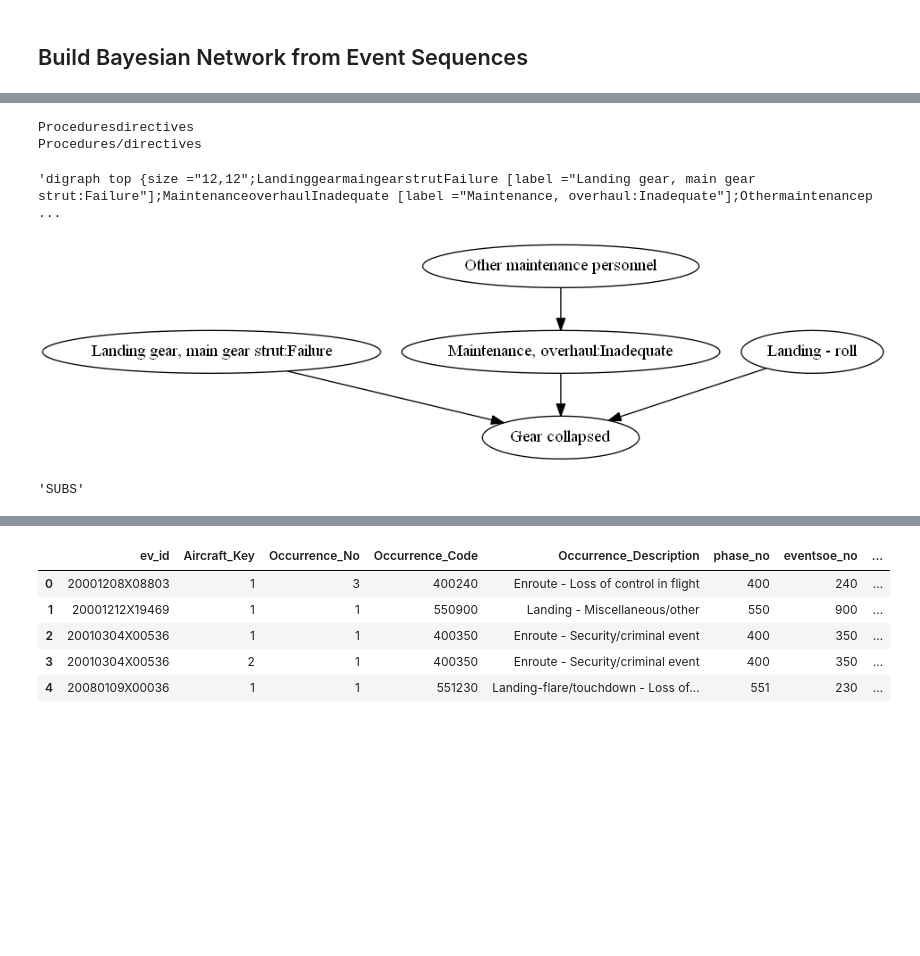
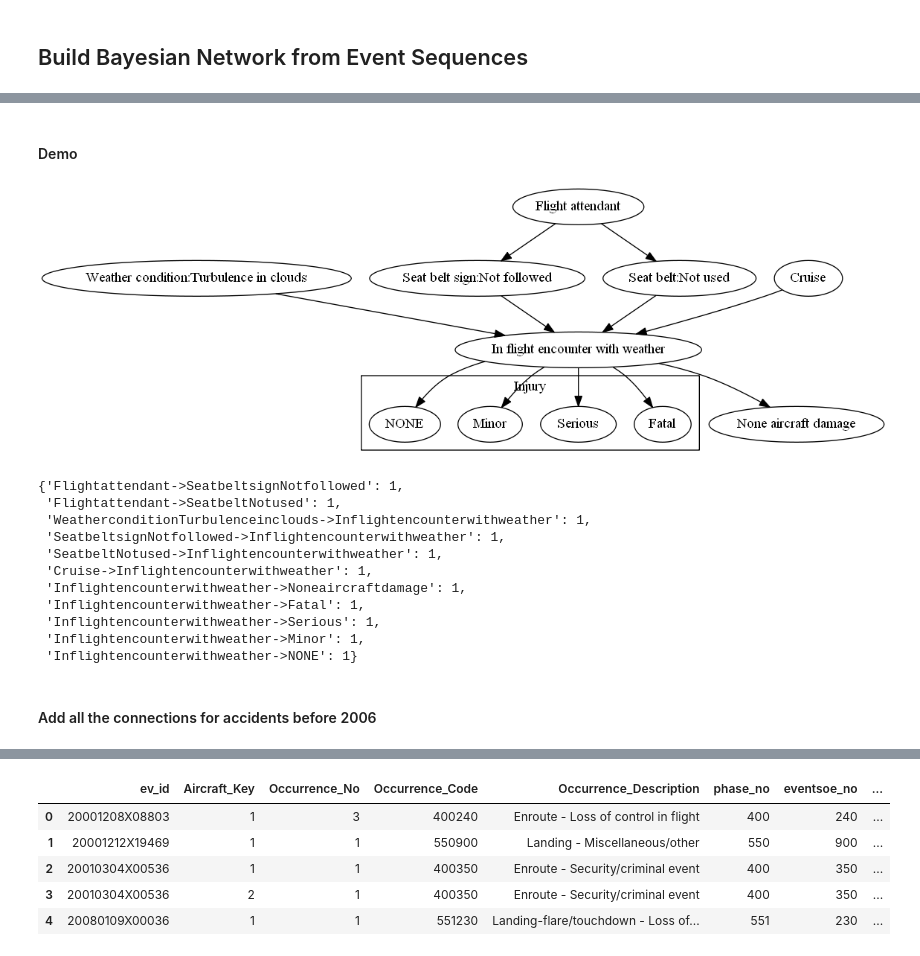
Before and after one commit to zxgcqupt/NTSB_Bayesian_Network, a Jupyter notebook: main.ipynb, the cells around one changed output, grey strips where cells are left out. Cells and saved outputs as stored; diff of their text form; code cells hidden in the pictures; blank space fills up the shorter version.

Commit message:
Finish deriving probabilistic graphs for accidents happened before 2006

```diff
--- a/main.ipynb
+++ b/main.ipynb
@@ -327,7 +335,0 @@ occurrences[occurrences['ev_id'] == sample_ev_ID]
-# %%
-subjectName, subjectLabel = deriveNamebyCode(Subj_Code)
-print (subjectName)
-print (subjectLabel)
-# %% [output]
-Proceduresdirectives
-Procedures/directives
@@ -408,8 +428,0 @@ if ev_year <= 2006:
-# %%
-g1
-# %% [output]
-'digraph top {size ="12,12";LandinggearmaingearstrutFailure [label ="Landing gear, main gear strut:Failure"];MaintenanceoverhaulInadequate [label ="Maintenance, overhaul:Inadequate"];Othermaintenancep ...
-# %%
-drawImage(g1)
-# %% [output]
-[figure, removed]
@@ -418,4 +429,25 @@ drawPDF(g1, 'test')
-# %%
-aircraftDamage
-# %% [output]
-'SUBS'
+# %% [markdown]
+#### Demo
+# %%
+dictAircraftDamage = {'MINR': 'Minor', 'DEST': 'Destroyed', 'NONE': 'None', 'UNK': 'Unknown', 'SUBS': 'Substantial'}
+dictEdges = {}
+g1 = buildOneGraphRep(sample_ev_ID)
+drawImage(g1)
+# %% [output]
+[figure, added]
+# %%
+dictEdges
+# %% [output]
+{'Flightattendant->SeatbeltsignNotfollowed': 1,
+ 'Flightattendant->SeatbeltNotused': 1,
+ 'WeatherconditionTurbulenceinclouds->Inflightencounterwithweather': 1,
+ 'SeatbeltsignNotfollowed->Inflightencounterwithweather': 1,
+ 'SeatbeltNotused->Inflightencounterwithweather': 1,
+ 'Cruise->Inflightencounterwithweather': 1,
+ 'Inflightencounterwithweather->Noneaircraftdamage': 1,
+ 'Inflightencounterwithweather->Fatal': 1,
+ 'Inflightencounterwithweather->Serious': 1,
+ 'Inflightencounterwithweather->Minor': 1,
+ 'Inflightencounterwithweather->NONE': 1}
+# %% [markdown]
+#### Add all the connections for accidents before 2006
```
Also changed, not shown: parts of 25 cells of this notebook, 1 other file.
